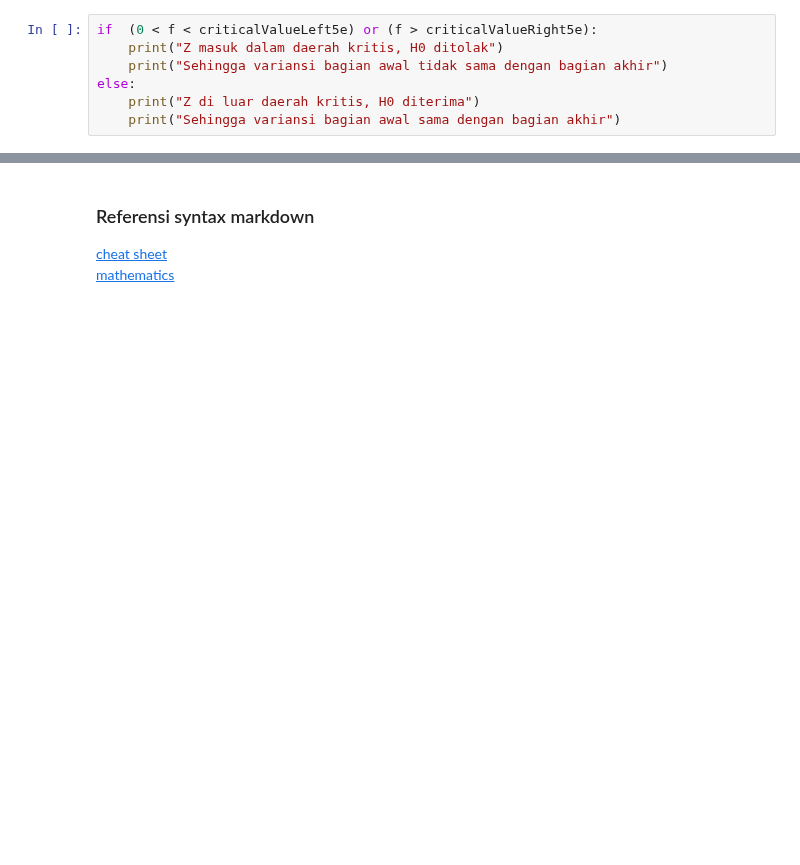
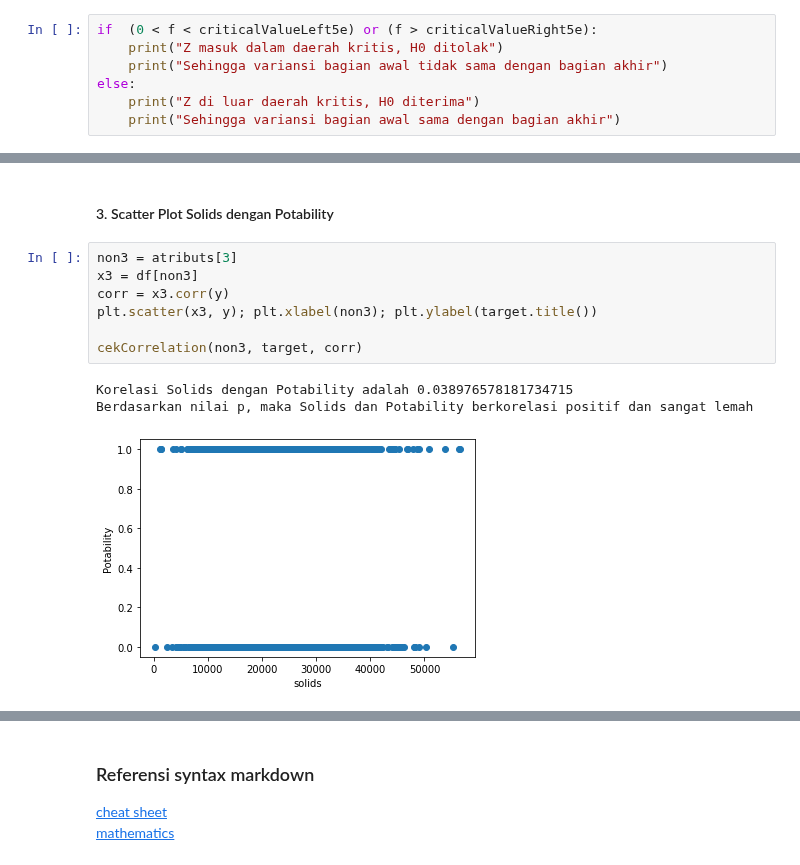
Before and after one commit to Amike31/Tubes1_Probstat, a Jupyter notebook: notebook.ipynb, the cells around one changed output, grey strips where cells are left out. Drawn from its saved outputs; the diff is of its cells as text; blank space fills up the shorter version.

```diff
--- a/notebook.ipynb
+++ b/notebook.ipynb
@@ -1385,0 +1471,13 @@ else:
+# %% [markdown]
+#### 3. Scatter Plot Solids dengan Potability
+# %%
+non3 = atributs[3]
+x3 = df[non3]
+corr = x3.corr(y)
+plt.scatter(x3, y); plt.xlabel(non3); plt.ylabel(target.title())
+
+cekCorrelation(non3, target, corr)
+# %% [output]
+Korelasi Solids dengan Potability adalah 0.038976578181734715
+Berdasarkan nilai p, maka Solids dan Potability berkorelasi positif dan sangat lemah
+[figure, added]
```
Also changed, not shown: parts of 24 cells of this notebook.
